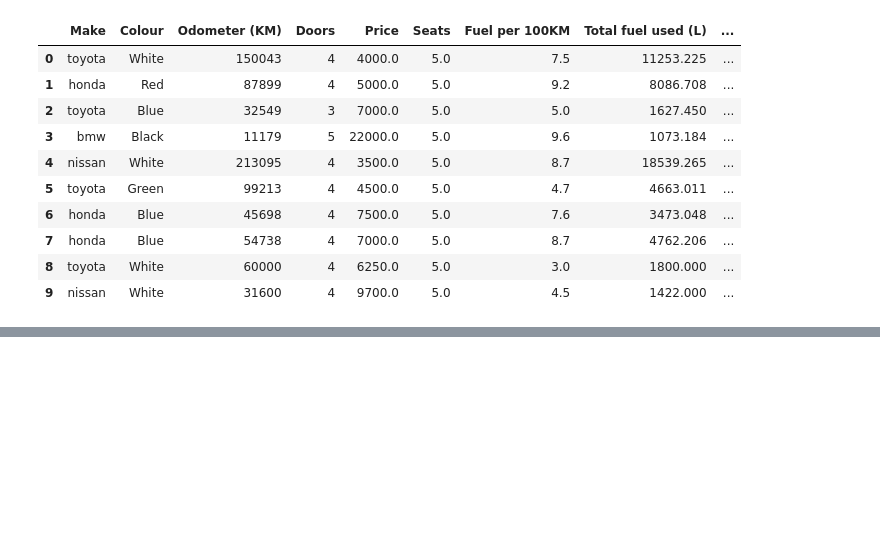
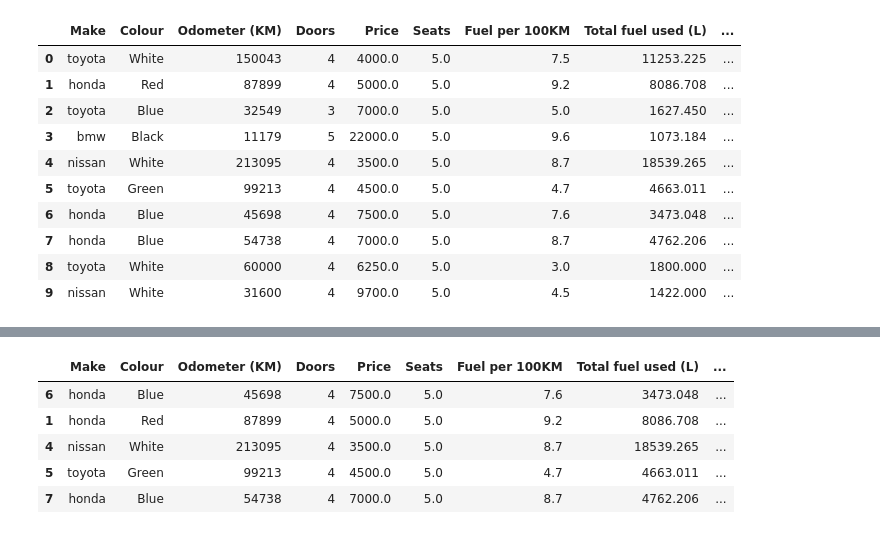
Before and after one commit to cancinoray/data-science, a Jupyter notebook: pandas/exploring-pandas.ipynb, the cells around one changed output, grey strips where cells are left out. Drawn from its saved outputs; the diff is of its cells as text; code cells hidden in the pictures; blank space fills up the shorter version.

```diff
--- a/pandas/exploring-pandas.ipynb
+++ b/pandas/exploring-pandas.ipynb
@@ -778,0 +769,10 @@ car_sales
+# %%
+#shuffling the index and get random data which is 50% of the data in the table
+car_sales.sample(frac=0.5)
+# %% [output]
+|  | Make | Colour | Odometer (KM) | Doors | Price | Seats | Fuel per 100KM | Total fuel used (L) | ... |
+| 6 | honda | Blue | 45698 | 4 | 7500.0 | 5.0 | 7.6 | 3473.048 | ... |
+| 1 | honda | Red | 87899 | 4 | 5000.0 | 5.0 | 9.2 | 8086.708 | ... |
+| 4 | nissan | White | 213095 | 4 | 3500.0 | 5.0 | 8.7 | 18539.265 | ... |
+| 5 | toyota | Green | 99213 | 4 | 4500.0 | 5.0 | 4.7 | 4663.011 | ... |
+| 7 | honda | Blue | 54738 | 4 | 7000.0 | 5.0 | 8.7 | 4762.206 | ... |
```
Also changed, not shown: parts of 8 cells of this notebook, 1 other file.
